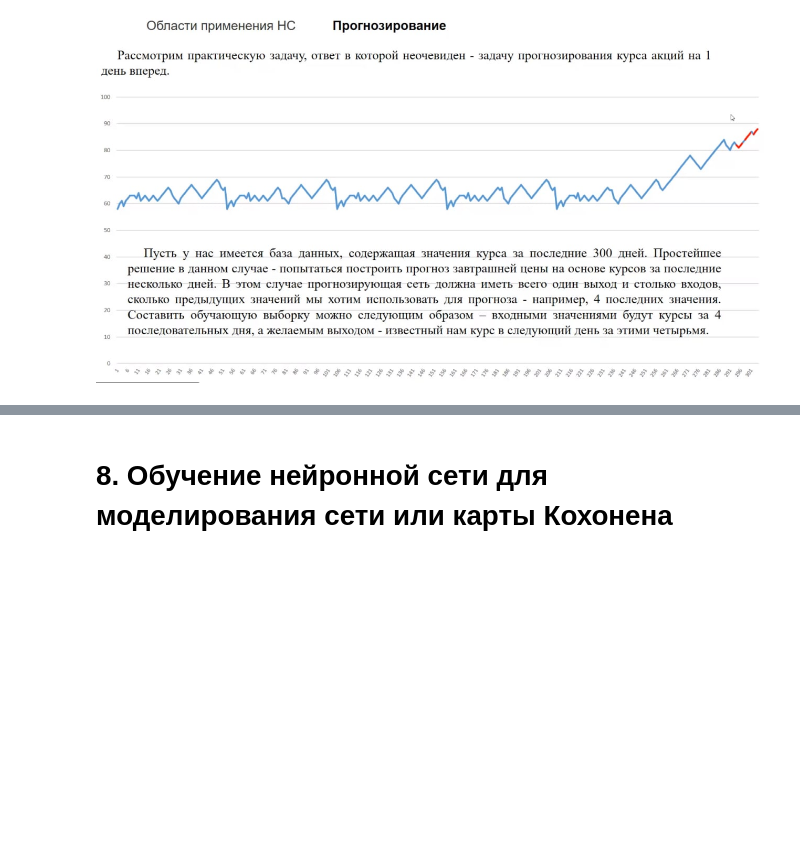
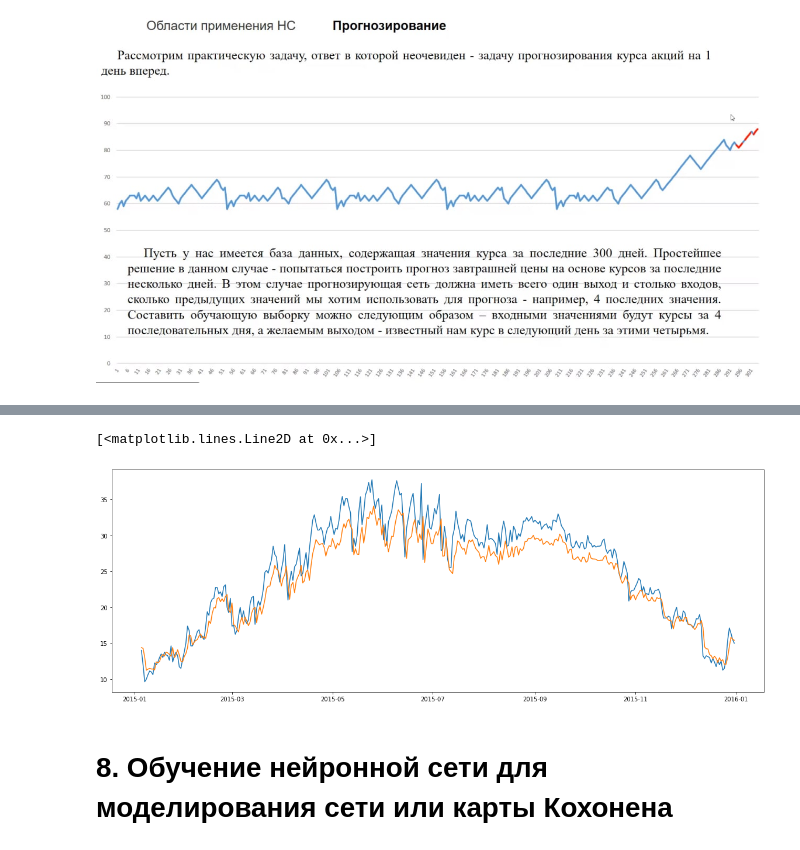
Before and after one commit to kae4ka/university-hometasks, a Jupyter notebook: INS.ipynb, the cells around one changed output, grey strips where cells are left out. Cells and saved outputs as stored; diff of their text form; code cells hidden in the pictures; blank space fills up the shorter version.

```diff
--- a/INS.ipynb
+++ b/INS.ipynb
@@ -823,0 +1039,10 @@ Text(0, 0.5, 'Loss value')
+# %%
+def predict(x):
+  test=[]
+  for x_i in x:
+    layers['layer0'] = np.expand_dims(x_i, axis=1) # input layer
+    for i in range(1, num_layers):
+      layers['layer'+str(i)] = relu(np.dot(weights['W'+str(i)], layers['layer'+str(i-1)]) + biases['b'+str(i)]) # hidden layers
+    layers['layer'+str(num_layers)] = relu(np.dot(weights['W'+str(num_layers)], layers['layer'+str(num_layers-1)]) + biases['b'+str(num_layers)]) # output layer
+    test.append(np.sum(layers['layer'+str(num_layers)]))
+  return test
@@ -824,2 +1061,9 @@ Text(0, 0.5, 'Loss value')
+# %%
+plt.figure(figsize=(20, 7))
+plt.plot(df['date'].tail(361), df['meantemp'].tail(361))
+plt.plot(df['date'].tail(361), predict(X))
+# %% [output]
+[<matplotlib.lines.Line2D at 0x...>]
+[figure, added]
 # %% [markdown]
 # 8.	Обучение нейронной сети для моделирования сети или карты Кохонена
```
Also changed, not shown: parts of 21 cells of this notebook.
